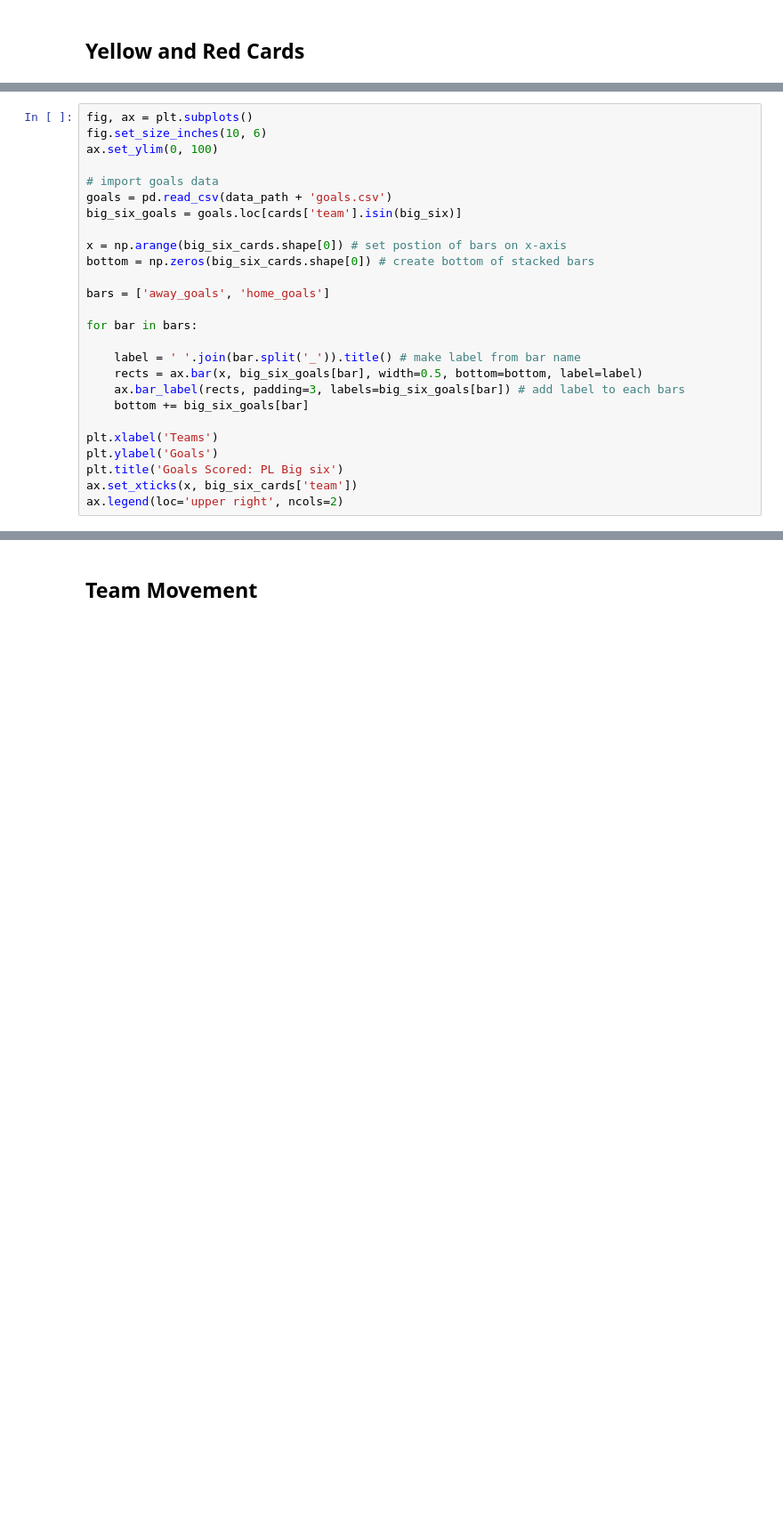
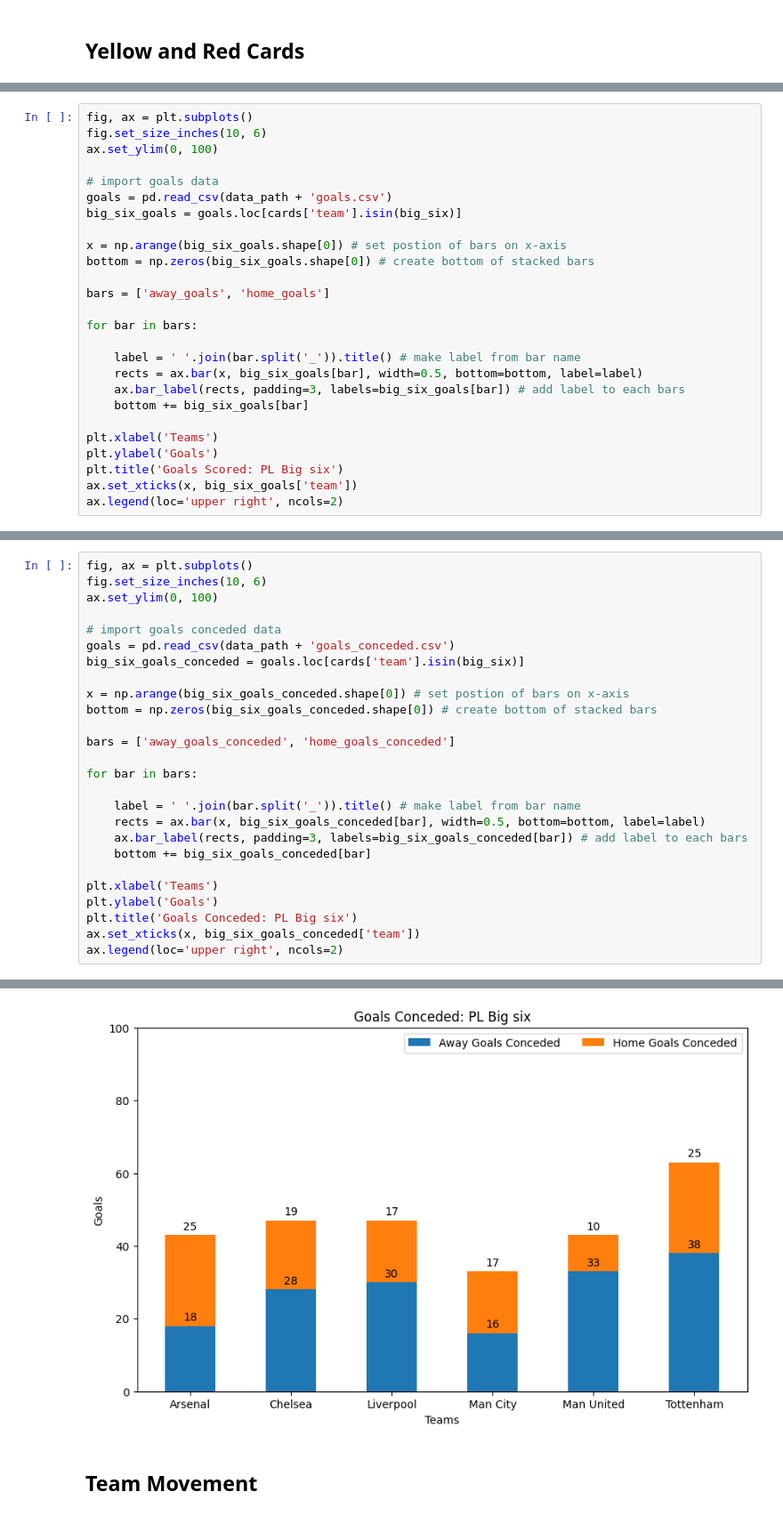
Before and after one commit to heraldjose10/pl_visualisation, a Jupyter notebook: notebooks/Plots.ipynb, the cells around one changed output, grey strips where cells are left out. Shown: that part at 89% size. Saved outputs shown, nothing was run; the diff lists cells and outputs as text; blank space fills up the shorter version.

```diff
--- a/notebooks/Plots.ipynb
+++ b/notebooks/Plots.ipynb
@@ -74,8 +74,8 @@ ax.set_ylim(0, 100)
 goals = pd.read_csv(data_path + 'goals.csv')
 big_six_goals = goals.loc[cards['team'].isin(big_six)]
 
-x = np.arange(big_six_cards.shape[0]) # set postion of bars on x-axis
-bottom = np.zeros(big_six_cards.shape[0]) # create bottom of stacked bars
+x = np.arange(big_six_goals.shape[0]) # set postion of bars on x-axis
+bottom = np.zeros(big_six_goals.shape[0]) # create bottom of stacked bars
 
 bars = ['away_goals', 'home_goals']
 
@@ -89,7 +89,7 @@ for bar in bars:
 plt.xlabel('Teams')
 plt.ylabel('Goals')
 plt.title('Goals Scored: PL Big six')
-ax.set_xticks(x, big_six_cards['team'])
+ax.set_xticks(x, big_six_goals['team'])
 ax.legend(loc='upper right', ncols=2)
 # %% [output]
 <matplotlib.legend.Legend at 0x...>
@@ -96,0 +99,27 @@ ax.legend(loc='upper right', ncols=2)
+# %%
+fig, ax = plt.subplots()
+fig.set_size_inches(10, 6)
+ax.set_ylim(0, 100)
+
+# import goals conceded data
+goals = pd.read_csv(data_path + 'goals_conceded.csv')
+big_six_goals_conceded = goals.loc[cards['team'].isin(big_six)]
+
+x = np.arange(big_six_goals_conceded.shape[0]) # set postion of bars on x-axis
+bottom = np.zeros(big_six_goals_conceded.shape[0]) # create bottom of stacked bars
+
+bars = ['away_goals_conceded', 'home_goals_conceded']
+
+for bar in bars:
+
+    label = ' '.join(bar.split('_')).title() # make label from bar name
+    rects = ax.bar(x, big_six_goals_conceded[bar], width=0.5, bottom=bottom, label=label)
+    ax.bar_label(rects, padding=3, labels=big_six_goals_conceded[bar]) # add label to each bars
+    bottom += big_six_goals_conceded[bar]
+
+plt.xlabel('Teams')
+plt.ylabel('Goals')
+plt.title('Goals Conceded: PL Big six')
+ax.set_xticks(x, big_six_goals_conceded['team'])
+ax.legend(loc='upper right', ncols=2)
+# %% [output]
@@ -97,3 +127,4 @@ ax.legend(loc='upper right', ncols=2)
+[figure, added]
 # %% [markdown]
 ## Team Movement
 # %%
```
Also changed, not shown: parts of 4 cells of this notebook, 2 other files.
